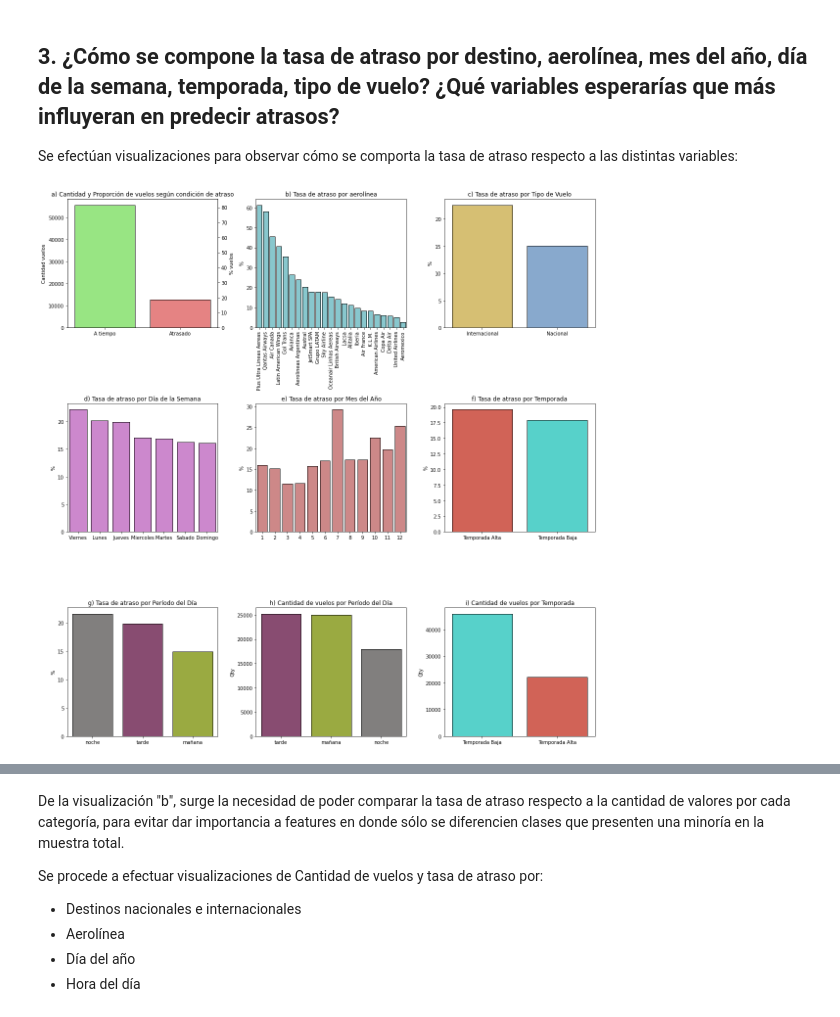
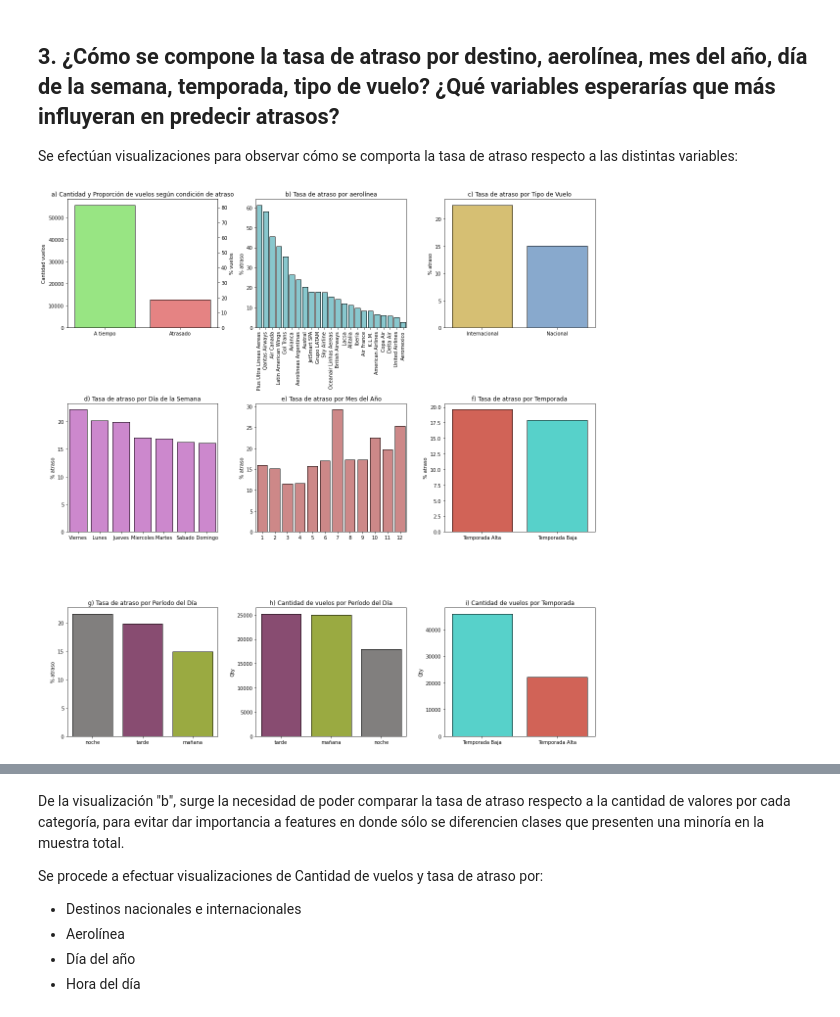
Before and after one commit to jesusfberrios/ds_challenge_latam, a Jupyter notebook: solution.ipynb, the cells around one changed output, grey strips where cells are left out. Saved outputs shown, nothing was run; the diff lists cells and outputs as text; code cells hidden in the pictures.

```diff
--- a/solution.ipynb
+++ b/solution.ipynb
@@ -415,56 +440,56 @@ y1 = y1.sort_values(ascending=False)*100
 sns.barplot(x=y1.index,y=y1,ax=ax,color='#7DD1D8',edgecolor='k')
 ax.tick_params(axis='x', labelrotation = 90)
 ax.set_title('b) Tasa de atraso por aerolínea')
-ax.set_ylabel('%')
+ax.set_ylabel('% atraso')
 
 ax = axes[2]
 y4 = df[df.atraso_15==1].TIPOVUELO.value_counts()/df.TIPOVUELO.value_counts()
 y4 = y4.sort_values(ascending=False)*100
 sns.barplot(x=y4.index.map({'I':'Internacional','N':'Nacional'}),y=y4,ax=ax,edgecolor='k',palette=['#E7C862','#7DA8D8'])
 ax.set_title('c) Tasa de atraso por Tipo de Vuelo')
-ax.set_ylabel('%')
+ax.set_ylabel('% atraso')
 
 ax = axes[3]
 y3 = df[df.atraso_15==1].DIANOM.value_counts()/df.DIANOM.value_counts()
 y3 = y3.sort_values(ascending=False)*100
 sns.barplot(x=y3.index,y=y3,ax=ax,color='#D77DD8',edgecolor='k')
 ax.set_title('d) Tasa de atraso por Día de la Semana')
-ax.set_ylabel('%')
+ax.set_ylabel('% atraso')
 
 ax = axes[4]
 y2= df[df.atraso_15==1].MES.value_counts()/df.MES.value_counts()*100
 sns.barplot(x=y2.index,y=y2,ax=ax,color='#D87D7D',edgecolor='k')
 ax.set_title('e) Tasa de atraso por Mes del Año')
-ax.set_ylabel('%')
+ax.set_ylabel('% atraso')
 
 ax = axes[5]
 y5 = df[df.atraso_15==1].temporada_alta.value_counts()/df.temporada_alta.value_counts()
 y5 = y5.sort_values(ascending=False)*100
 sns.barplot(x=y5.index.map({0:'Temporada Baja',1:'Temporada Alta'}),y=y5,ax=ax,edgecolor='k',palette=['#E65342','#42E6DC'])
 ax.set_title('f) Tasa de atraso por Temporada')
-ax.set_ylabel('%')
+ax.set_ylabel('% atraso')
 
 ax = axes[6]
 y6 = df[df.atraso_15==1].periodo_dia.value_counts()/df.periodo_dia.value_counts()
 y6 = y6.sort_values(ascending=False)*100
 sns.barplot(x=y6.index,y=y6,ax=ax,edgecolor='k',palette=['#817F7E','#924274','#A6BB2F'])
 ax.set_title('g) Tasa de atraso por Período del Día')
-ax.set_ylabel('%')
+ax.set_ylabel('% atraso')
 
 ax = axes[7]
 sns.barplot(x=df.periodo_dia.value_counts().index,y=df.periodo_dia.value_counts(),ax=ax,edgecolor='k',palette=['#924274','#A6BB2F','#817F7E'])
 ax.set_title('h) Cantidad de vuelos por Período del Día')
 ax.set_ylabel('Qty')
 
 ax = axes[8]
 sns.barplot(x=df.temporada_alta.value_counts().index.map({0:'Temporada Baja',1:'Temporada Alta'}),y=df.temporada_alta.value_counts(),ax=ax,palette=['#42E6DC','#E65342'],edgecolor='k')
 ax.set_title('i) Cantidad de vuelos por Temporada')
 ax.set_ylabel('Qty')
 
 
 fig.tight_layout()
 # %% [output]
-[figure, old version]
+[figure, new version]
 # %% [markdown]
 #### Primeros comentarios tasa de atraso:
 
```
Also changed, not shown: parts of 18 cells of this notebook.
